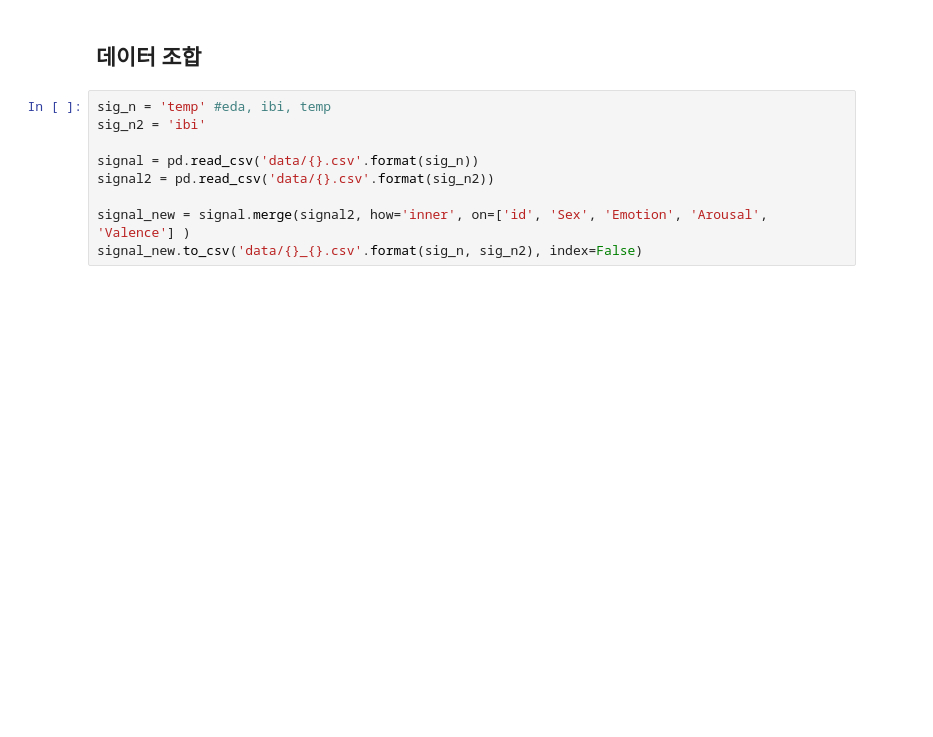
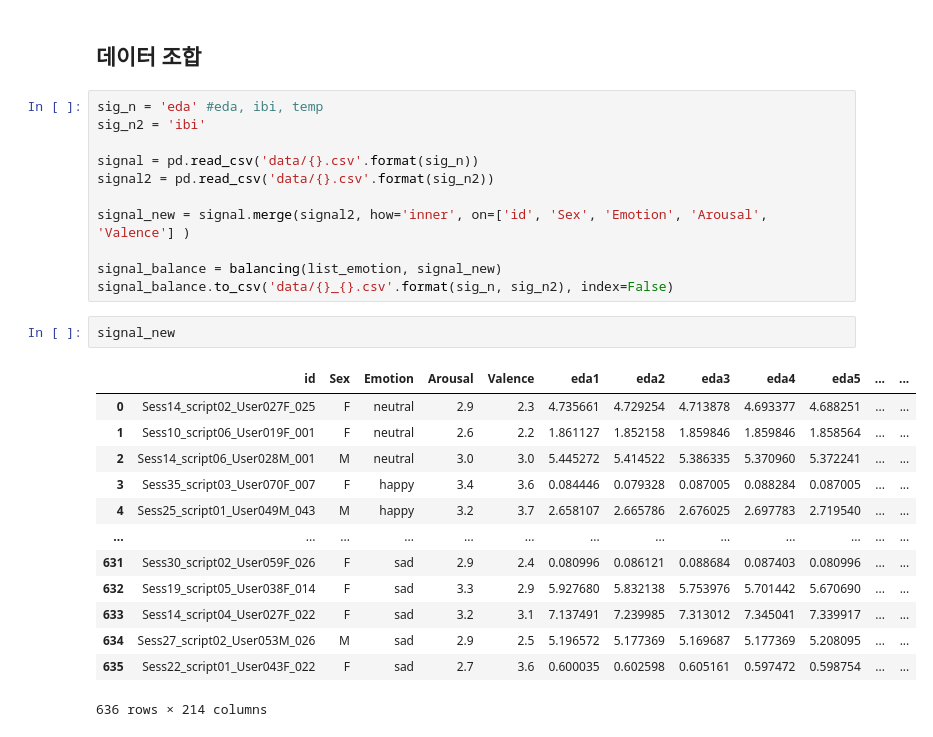
Before and after one commit to qlstn9150/ERC, a Jupyter notebook: 1.data_class.ipynb, the cells around one changed output. Saved outputs shown, nothing was run; the diff lists cells and outputs as text; blank space fills up the shorter version.

```diff
--- a/1.data_class.ipynb
+++ b/1.data_class.ipynb
@@ -159,11 +160,29 @@ all_eda.to_csv('data/{}.csv'.format(sig_n), index=False)
 데이터 조합
 ---
 # %%
-sig_n = 'temp' #eda, ibi, temp
+sig_n = 'eda' #eda, ibi, temp
 sig_n2 = 'ibi'
 
 signal = pd.read_csv('data/{}.csv'.format(sig_n))
 signal2 = pd.read_csv('data/{}.csv'.format(sig_n2))
 
 signal_new = signal.merge(signal2, how='inner', on=['id', 'Sex', 'Emotion', 'Arousal', 'Valence'] )
-signal_new.to_csv('data/{}_{}.csv'.format(sig_n, sig_n2), index=False)
+
+signal_balance = balancing(list_emotion, signal_new)
+signal_balance.to_csv('data/{}_{}.csv'.format(sig_n, sig_n2), index=False)
+# %%
+signal_new
+# %% [output]
+|  | id | Sex | Emotion | Arousal | Valence | eda1 | eda2 | eda3 | eda4 | eda5 | ... | ... |
+| 0 | Sess14_script02_User027F_025 | F | neutral | 2.9 | 2.3 | 4.735661 | 4.729254 | 4.713878 | 4.693377 | 4.688251 | ... | ... |
+| 1 | Sess10_script06_User019F_001 | F | neutral | 2.6 | 2.2 | 1.861127 | 1.852158 | 1.859846 | 1.859846 | 1.858564 | ... | ... |
+| 2 | Sess14_script06_User028M_001 | M | neutral | 3.0 | 3.0 | 5.445272 | 5.414522 | 5.386335 | 5.370960 | 5.372241 | ... | ... |
+| 3 | Sess35_script03_User070F_007 | F | happy | 3.4 | 3.6 | 0.084446 | 0.079328 | 0.087005 | 0.088284 | 0.087005 | ... | ... |
+| 4 | Sess25_script01_User049M_043 | M | happy | 3.2 | 3.7 | 2.658107 | 2.665786 | 2.676025 | 2.697783 | 2.719540 | ... | ... |
+| ... | ... | ... | ... | ... | ... | ... | ... | ... | ... | ... | ... | ... |
+| 631 | Sess30_script02_User059F_026 | F | sad | 2.9 | 2.4 | 0.080996 | 0.086121 | 0.088684 | 0.087403 | 0.080996 | ... | ... |
+| 632 | Sess19_script05_User038F_014 | F | sad | 3.3 | 2.9 | 5.927680 | 5.832138 | 5.753976 | 5.701442 | 5.670690 | ... | ... |
+| 633 | Sess14_script04_User027F_022 | F | sad | 3.2 | 3.1 | 7.137491 | 7.239985 | 7.313012 | 7.345041 | 7.339917 | ... | ... |
+| 634 | Sess27_script02_User053M_026 | M | sad | 2.9 | 2.5 | 5.196572 | 5.177369 | 5.169687 | 5.177369 | 5.208095 | ... | ... |
+| 635 | Sess22_script01_User043F_022 | F | sad | 2.7 | 3.6 | 0.600035 | 0.602598 | 0.605161 | 0.597472 | 0.598754 | ... | ... |
+636 rows × 214 columns
```
Also changed, not shown: parts of 10 cells of this notebook, 2 other files.
